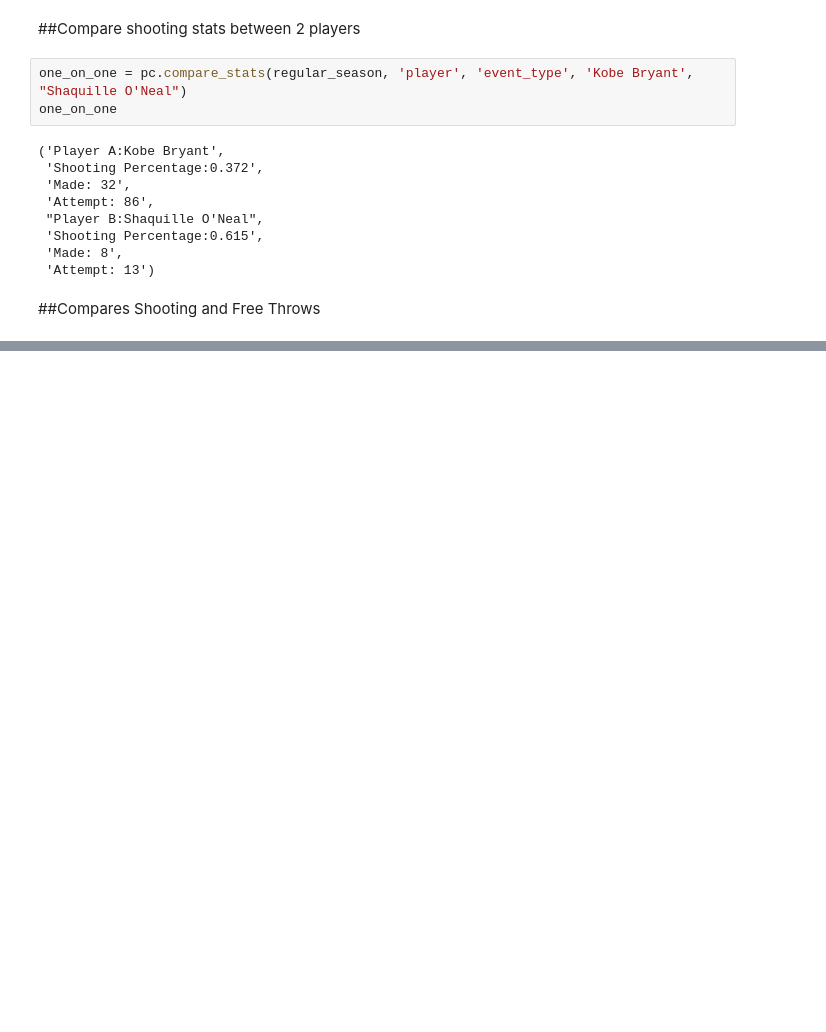
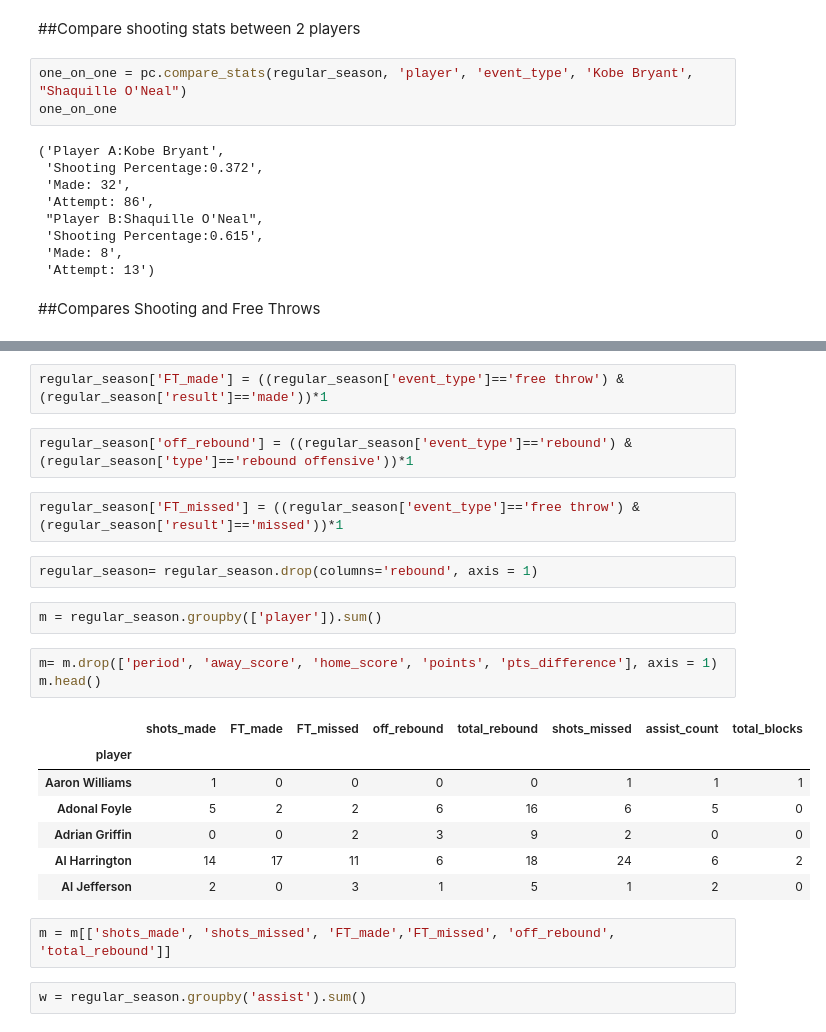
Before and after one commit to deepakchandi/clutch-baller, a Jupyter notebook: Practice(05-06 season).ipynb, the cells around one changed output, grey strips where cells are left out. Cells and saved outputs as stored; diff of their text form; blank space fills up the shorter version.

```diff
--- a/Practice(05-06 season).ipynb
+++ b/Practice(05-06 season).ipynb
@@ -284,0 +289,25 @@ l.head()
+# %%
+regular_season['FT_made'] = ((regular_season['event_type']=='free throw') & (regular_season['result']=='made'))*1
+# %%
+regular_season['off_rebound'] = ((regular_season['event_type']=='rebound') & (regular_season['type']=='rebound offensive'))*1
+# %%
+regular_season['FT_missed'] = ((regular_season['event_type']=='free throw') & (regular_season['result']=='missed'))*1
+# %%
+regular_season= regular_season.drop(columns='rebound', axis = 1)
+# %%
+m = regular_season.groupby(['player']).sum()
+# %%
+m= m.drop(['period', 'away_score', 'home_score', 'points', 'pts_difference'], axis = 1)
+m.head()
+# %% [output]
+|  | shots_made | FT_made | FT_missed | off_rebound | total_rebound | shots_missed | assist_count | total_blocks |
+| player |  |  |  |  |  |  |  |  |
+| Aaron Williams | 1 | 0 | 0 | 0 | 0 | 1 | 1 | 1 |
+| Adonal Foyle | 5 | 2 | 2 | 6 | 16 | 6 | 5 | 0 |
+| Adrian Griffin | 0 | 0 | 2 | 3 | 9 | 2 | 0 | 0 |
+| Al Harrington | 14 | 17 | 11 | 6 | 18 | 24 | 6 | 2 |
+| Al Jefferson | 2 | 0 | 3 | 1 | 5 | 1 | 2 | 0 |
+# %%
+m = m[['shots_made', 'shots_missed', 'FT_made','FT_missed', 'off_rebound', 'total_rebound']]
+# %%
+w = regular_season.groupby('assist').sum()
```
Also changed, not shown: parts of 73 cells of this notebook, 3 other files.
